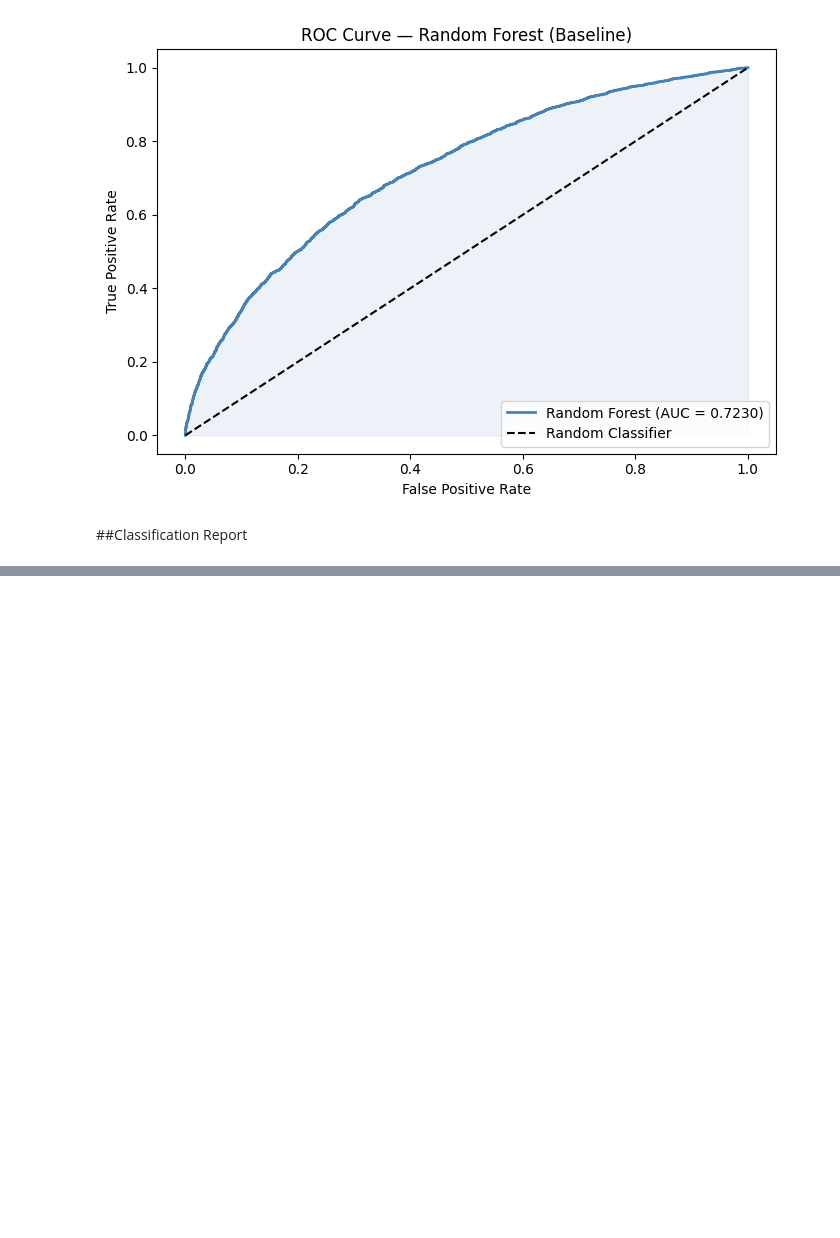
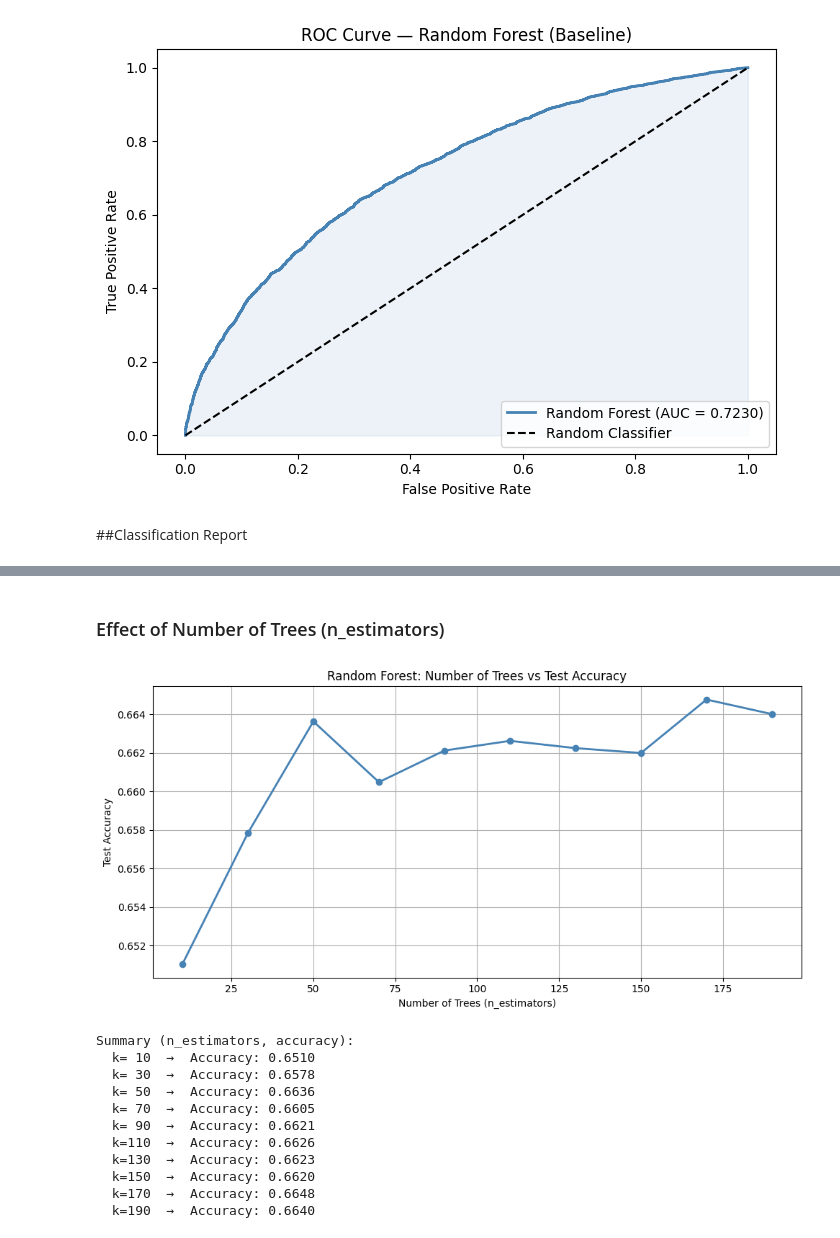
Before and after one commit to SLIIT-MSC-AI/ML_Group_Assignment, a Jupyter notebook: notebooks/RandomForest_Implementation.ipynb, the cells around one changed output, grey strips where cells are left out. Cells and saved outputs as stored; diff of their text form; code cells hidden in the pictures; blank space fills up the shorter version.

```diff
--- a/notebooks/RandomForest_Implementation.ipynb
+++ b/notebooks/RandomForest_Implementation.ipynb
@@ -164,0 +210,48 @@ plt.show()
+# %% [markdown]
+### Effect of Number of Trees (n_estimators)
+# %%
+# Vary n_estimators from 10 to 200 and track accuracy
+k_values = list(range(10, 200, 20))  # [10, 30, 50, ..., 190]
+results  = []
+
+for k in k_values:
+    rf_k = RandomForestClassifier(
+        n_estimators=k,
+        max_depth=10,
+        class_weight="balanced",
+        random_state=RANDOM_STATE,
+        n_jobs=-1
+    )
+    rf_k.fit(X_train, y_train)
+    acc_k = accuracy_score(y_test, rf_k.predict(X_test))
+    results.append((k, acc_k))
+
+# Plot k vs Accuracy
+ks   = [r[0] for r in results]
+accs = [r[1] for r in results]
+
+plt.figure(figsize=(10, 5))
+plt.plot(ks, accs, marker="o", color="steelblue", linewidth=2)
+plt.xlabel("Number of Trees (n_estimators)")
+plt.ylabel("Test Accuracy")
+plt.title("Random Forest: Number of Trees vs Test Accuracy")
+plt.grid(True)
+plt.tight_layout()
+plt.show()
+
+print("\nSummary (n_estimators, accuracy):")
+for k, a in results:
+    print(f"  k={k:3d}  →  Accuracy: {a:.4f}")
+# %% [output]
+[figure, added]
+Summary (n_estimators, accuracy):
+  k= 10  →  Accuracy: 0.6510
+  k= 30  →  Accuracy: 0.6578
+  k= 50  →  Accuracy: 0.6636
+  k= 70  →  Accuracy: 0.6605
+  k= 90  →  Accuracy: 0.6621
+  k=110  →  Accuracy: 0.6626
+  k=130  →  Accuracy: 0.6623
+  k=150  →  Accuracy: 0.6620
+  k=170  →  Accuracy: 0.6648
+  k=190  →  Accuracy: 0.6640
```
Also changed, not shown: parts of 3 cells of this notebook.
